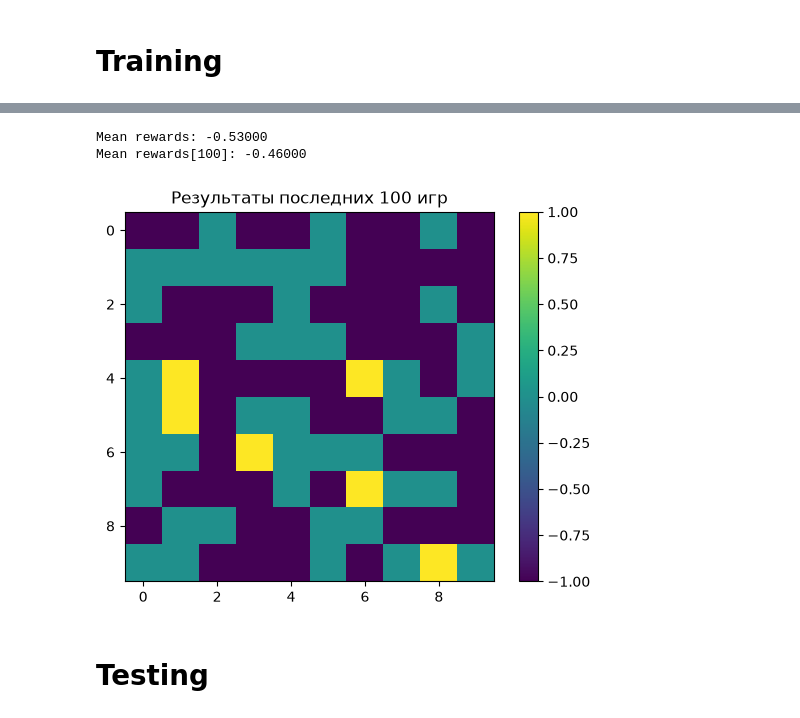
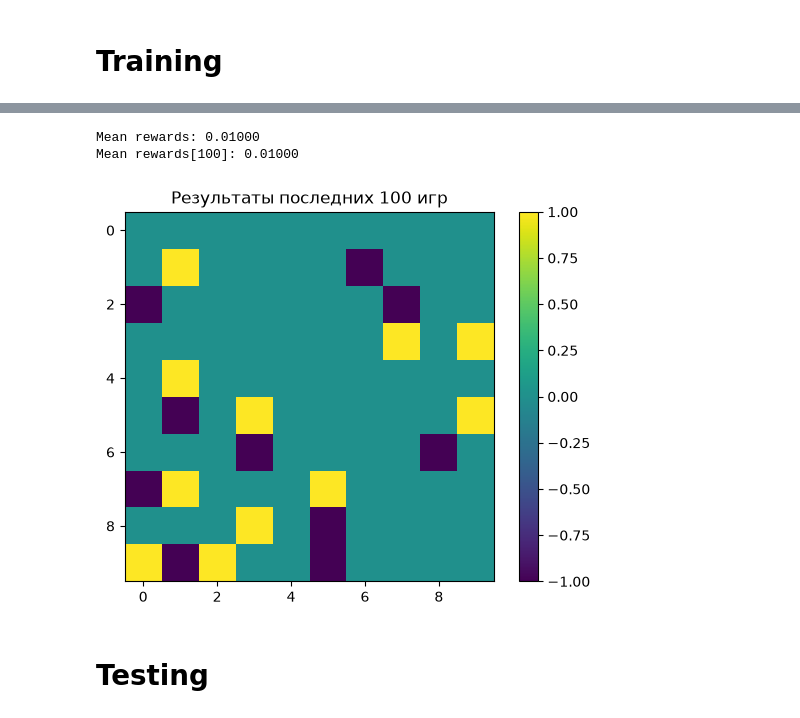
Before and after one commit to Himer65/PlanktonAI, a Jupyter notebook: train.ipynb, the cells around one changed output, grey strips where cells are left out. Saved outputs shown, nothing was run; the diff lists cells and outputs as text; code cells hidden in the pictures.

```diff
--- a/train.ipynb
+++ b/train.ipynb
@@ -13,12 +13,15 @@ from matplotlib import pyplot as plt
 num_param = lambda m: sum(p.numel() for p in m.parameters())
 
 def loss_func(moves, indices, reward):
-    probs = torch.gather(moves, dim=2, index=indices.unsqueeze(-1)).squeeze(-1)
-    log_prob = torch.log(probs + 1e-9).sum(dim=1)
+    log_probs = []
+    for prob, idx in zip(moves, indices):
+        log_probs.append(torch.log(prob[idx] + 1e-9))
+    log_probs = torch.stack(log_probs).sum()
 
-    entropy = -(moves * torch.log(moves + 1e-9)).sum(dim=-1).mean()
-    loss = -(reward * log_prob).mean() - 0.5 * entropy
+    entropy = [-(p * torch.log(p + 1e-9)).sum() for p in moves]
+    entropy = torch.stack(entropy).mean()
 
+    loss = -(reward * log_probs) - 0.5 * entropy
     return loss
 
 def train(env, opt, games=1):
@@ -43,12 +46,12 @@ def train(env, opt, games=1):
     return hist_reward
 # %%
 plankton = Plankton()
-env = ChessPlaying(plankton)
+env = SelfPlayENV(plankton, 100)
 opt = Adam(
     plankton.parameters(),
     lr=1e-4,
+    weight_decay=1e-5,
 )
 
 print("Numerical parameters in the model:", num_param(plankton))
-print(plankton)
 # %% [output]
@@ -72,20 +59,20 @@ Plankton(
 # %%
 hist = train(
     env = env,
     opt = opt,
-    games = 1000,
+    games = 100,
 )
 
 print(f"Mean rewards: {sum(hist)/len(hist):.5f}")
 print(f"Mean rewards[100]: {sum(hist[-100:])/len(hist[-100:]):.5f}")
 plt.imshow(torch.tensor(hist)[-100:].view(10, 10))
 plt.title("Результаты последних 100 игр")
 plt.colorbar()
 plt.show()
 # %% [output]
-Mean rewards: -0.53000
-Mean rewards[100]: -0.46000
+Mean rewards: 0.01000
+Mean rewards[100]: 0.01000
-[figure, old version]
+[figure, new version]
 # %% [markdown]
 # Testing
 # %%
```
Also changed, not shown: parts of 6 cells of this notebook, 4 other files.
